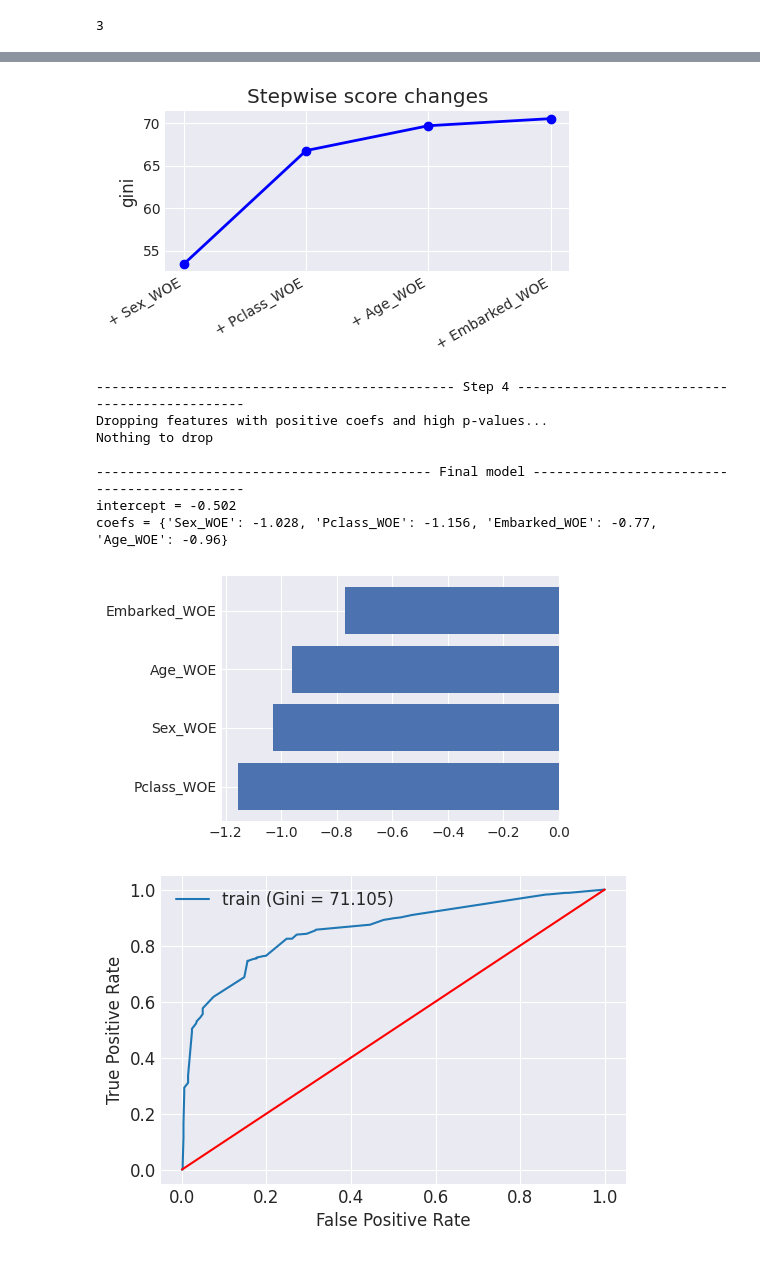
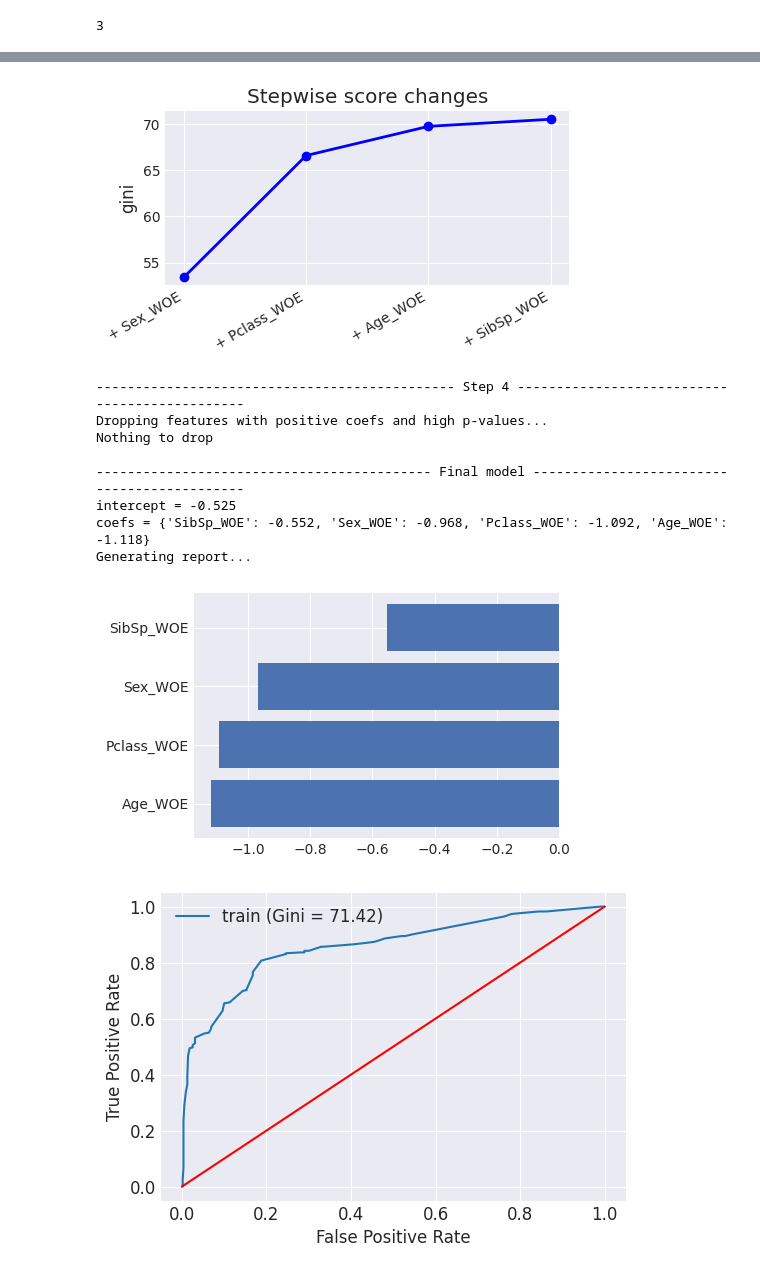
Before and after one commit to nyknahad/scorekit, a Jupyter notebook: scorekit/demo/3. Handbook_LogisticRegressionModel.ipynb, the cells around one changed output, grey strips where cells are left out. Cells and saved outputs as stored; diff of their text form; code cells hidden in the pictures.

```diff
--- a/scorekit/demo/3. Handbook_LogisticRegressionModel.ipynb
+++ b/scorekit/demo/3. Handbook_LogisticRegressionModel.ipynb
@@ -3,19 +3,17 @@
 ## Создание экземпляра класса
 # %%
 import pandas as pd
-from scorekit.data import DataSamples
-from scorekit.model import LogisticRegressionModel
+from scorekit import DataSamples
+from scorekit import LogisticRegressionModel
 
 ds = DataSamples(samples={'train': pd.read_csv('data/train_titanic.csv')}, target='Survived', result_folder='titanic_output')
 
 logreg = LogisticRegressionModel(clf=None,            # классификатор модели (должен иметь метод fit() и атрибуты coef_, intercept_). При None выбирается SGDClassifier(alpha=0.001, loss='log', max_iter=100)
+                                 ds=ds,               # Привязанный к модели ДатаСэмпл. Если задан, то он по умолчанию будет использоваться во всех методах
                                  transformer=None,    # объект класса WOE для предварительной трансформации факторов
-                                 ds=None,             # Привязанный к модели ДатаСэмпл. Если задан, то он по умолчанию будет использоваться во всех методах
                                  round_digits=3,      # округление коэффициентов до этого кол-ва знаков после запятой
-                                 name=None,           # название модели
+                                 name='Titanic',      # название модели
                                 )
-logreg.load_model(file_name='data/titanic_model.json')# загрузка модели
-ds = logreg.transformer.transform(ds)                 # WOE-трансформация переменных
 # %% [output]
 Selected features: ['PassengerId', 'Pclass', 'Sex', 'Age', 'SibSp', 'Parch', 'Fare', 'Embarked']
 Selected categorical features: ['Pclass', 'Sex', 'SibSp', 'Parch', 'Embarked']
@@ -147,5 +176,5 @@ The model was successfully saved to file model.json
 Загрузка факторов, коэффициентов, калибровки, шкалы и биннинга из файла
 :param file_name: название json файла или словарь для загрузки модели
 """
-logreg.load_model(file_name='model.json')
+logreg.load_model(file_name='titanic_output/auto_model.json')
 # %% [output]
@@ -190,7 +219,8 @@ round_digits = 3
            При None берется self.ds
 :param features: исходный список переменных для МФА. При None берутся все переменные, по которым есть активный биннинг
 :param hold: список переменных, которые обязательно должны войти в модель
-:param verbose: флаг для вывода подробных комментариев в процессе работы
+:param features_ini: список переменных, с которых стартует процедура отбора. Они могут быть исключены в процессе отбора
+:param limit_to_add: максимальное кол-во переменных, которые могут быть добавлены к модели
 :param gini_threshold: граница по джини для этапа 1
 :param corr_method: метод расчета корреляций для этапа 2. Доступны варианты 'pearson', 'kendall', 'spearman'
 :param corr_threshold: граница по коэффициенту корреляции для этапа 2
@@ -202,15 +232,42 @@ round_digits = 3
         Варианты значений: 'gini', 'AIC', 'BIC' + все метрики доступные для вычисления через sklearn.model_selection.cross_val_score.
         Все информационные метрики после вычисления умножаются на -1 для сохранения логики максимизации метрики.
 :param score_delta: минимальный прирост метрики для этапа 3
-:param cv: параметр cv для вычисления скора sklearn.model_selection.cross_val_score для этапа 3.
-            При None берется StratifiedKFold(5, shuffle=True, random_state=self.random_state)
+:param cv: параметр cv для вызова sklearn.model_selection.cross_val_score. При None берется StratifiedKFold(5, shuffle=True)
 :param drop_positive_coefs: флаг для выполнения этапа 4
-:param result_file: файл, в который будут сохраняться результаты мфа
-:param PSI: флаг для проведения анализа PSI отобранных в модель факторов
+
+--- Кросс переменные ---
+:param crosses_simple: True  - после трансформации кросс-переменные учавствут в отборе наравне со всеми переменными
+                       False - сначала выполняется отбор только на основных переменных,
+                               затем в модель добавляются по тем же правилам кросс переменные, но не более, чем crosses_max_num штук
+:param crosses_max_num: максимальное кол-во кросс переменных в модели. учитывается только при crosses_simple=False
+
+--- Отчет ---
+:param verbose: флаг для вывода подробных комментариев в процессе работы
+:param result_file: название файла отчета. При None результаты не сохраняются
+:param metrics: список метрик/тестов, результы расчета которых должны быть включены в отчет.
+                  Элементы списка могут иметь значения (не чувствительно к регистру):
+                      'ontime': расчет динамики джини по срезам,
+                      'vif'   : расчет Variance Inflation Factor,
+                      'psi'   : расчет Population Population Stability Index,
+                      'wald'  : тест Вальда,
+                      'ks'    : тест Колмогорова-Смирнова,
+                      func    : пользовательская функция, которая принимает целевую и зависимую переменную,
+                                и возвращает числовое значение метрики
+
+                                Например,
+                                def custom_metric(y_true, y_pred):
+                                    from sklearn.metrics import roc_curve, f1_score
+                                    fpr, tpr, thresholds = roc_curve(y_true, y_pred)
+                                    thres = thresholds[np.argmax(tpr * (1 - fpr))]
+                                    return f1_score(y_true, (y_pred > thres).astype(int))
+                                metrics = ['vif', 'ks', 'psi', custom_metric]
+:param metrics_cv: список метрик, рассчитываемых через sklearn.model_selection.cross_val_score.
+                  Аналогично параметру metrics элементами могут быть строки, поддерживаемые cross_val_score, либо пользовательские функции
+                  Например, ['roc_auc', 'neg_log_loss', 'gini', 'f1', 'accuracy', custom_metric]
 """
-logreg.mfa(ds=None, features=None, hold=None, verbose=True, gini_threshold=5,
-           corr_method='pearson', corr_threshold=0.75, drop_with_most_correlations=False,
-           selection_type='stepwise', pvalue_threshold=0.05, pvalue_priority=False,
-           scoring='gini', score_delta=0.1, cv=None, drop_positive_coefs=True,
-           result_file='mfa.xlsx', PSI=True)
+logreg.mfa(ds=None, features=None, hold=None, features_ini=None, limit_to_add=100, gini_threshold=5,
+           corr_method='pearson', corr_threshold=0.75, drop_with_most_correlations=False, selection_type='stepwise',
+           pvalue_threshold=0.05, pvalue_priority=False, scoring='gini', score_delta=0.1, cv=None,
+           drop_positive_coefs=True, crosses_simple=True, crosses_max_num=10,
+           verbose=True, result_file='mfa.xlsx', metrics=None, metrics_cv=None)
 # %% [output]
@@ -229,11 +289,12 @@ To add: Embarked_WOE, gini: 70.533, p-value: 0.001384300963047996
 No significant features to add were found
-[figure, old version]
+[figure, new version]
 ---------------------------------------------- Step 4 ----------------------------------------------
 Dropping features with positive coefs and high p-values...
 Nothing to drop
 
 ------------------------------------------- Final model --------------------------------------------
-intercept = -0.502
-coefs = {'Sex_WOE': -1.028, 'Pclass_WOE': -1.156, 'Embarked_WOE': -0.77, 'Age_WOE': -0.96}
+intercept = -0.525
+coefs = {'SibSp_WOE': -0.552, 'Sex_WOE': -0.968, 'Pclass_WOE': -1.092, 'Age_WOE': -1.118}
+Generating report...
-[figure, old version]
+[figure, new version]
-[figure, old version]
+[figure, new version]
```
Also changed, not shown: parts of 32 cells of this notebook, 13 other files.
